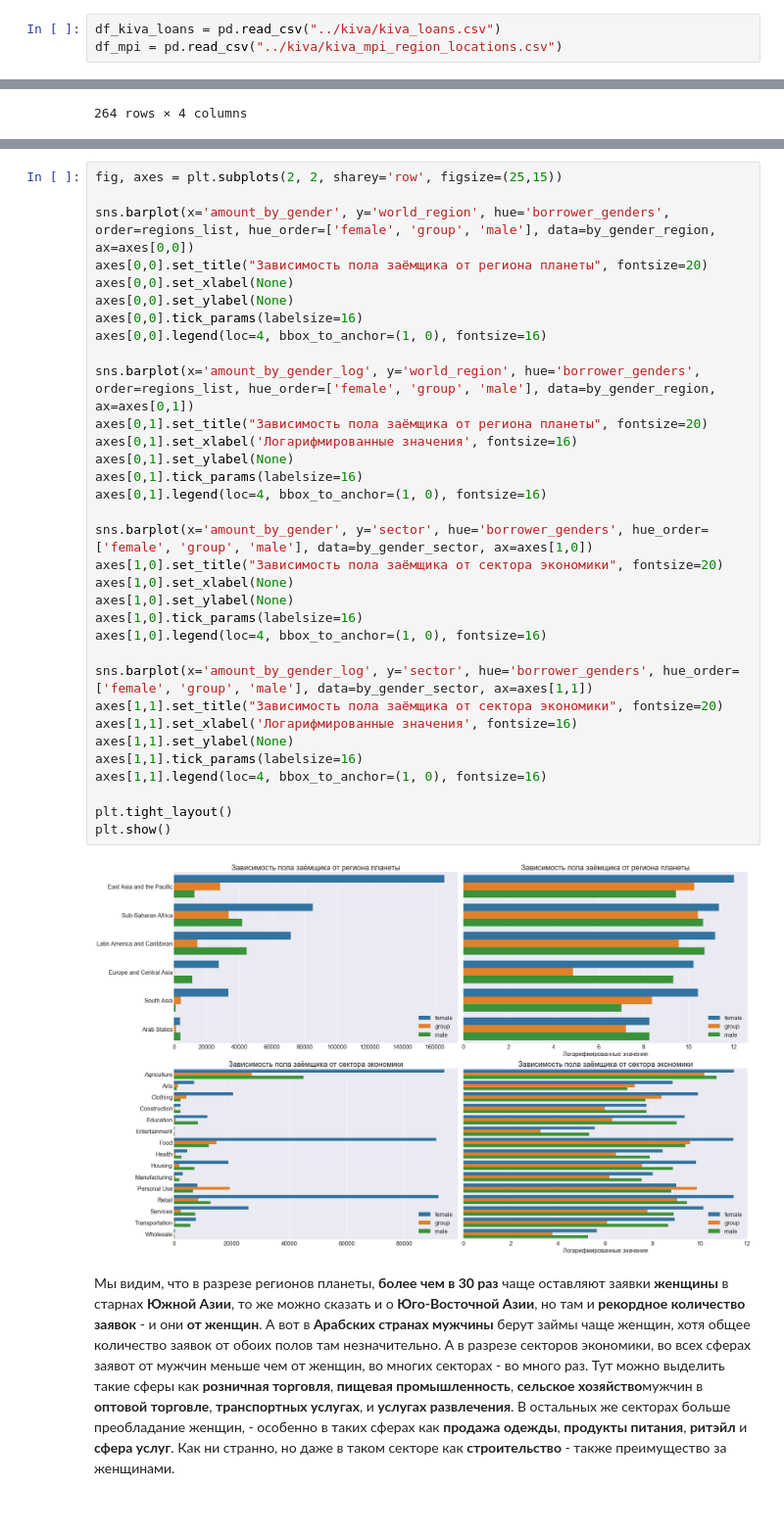
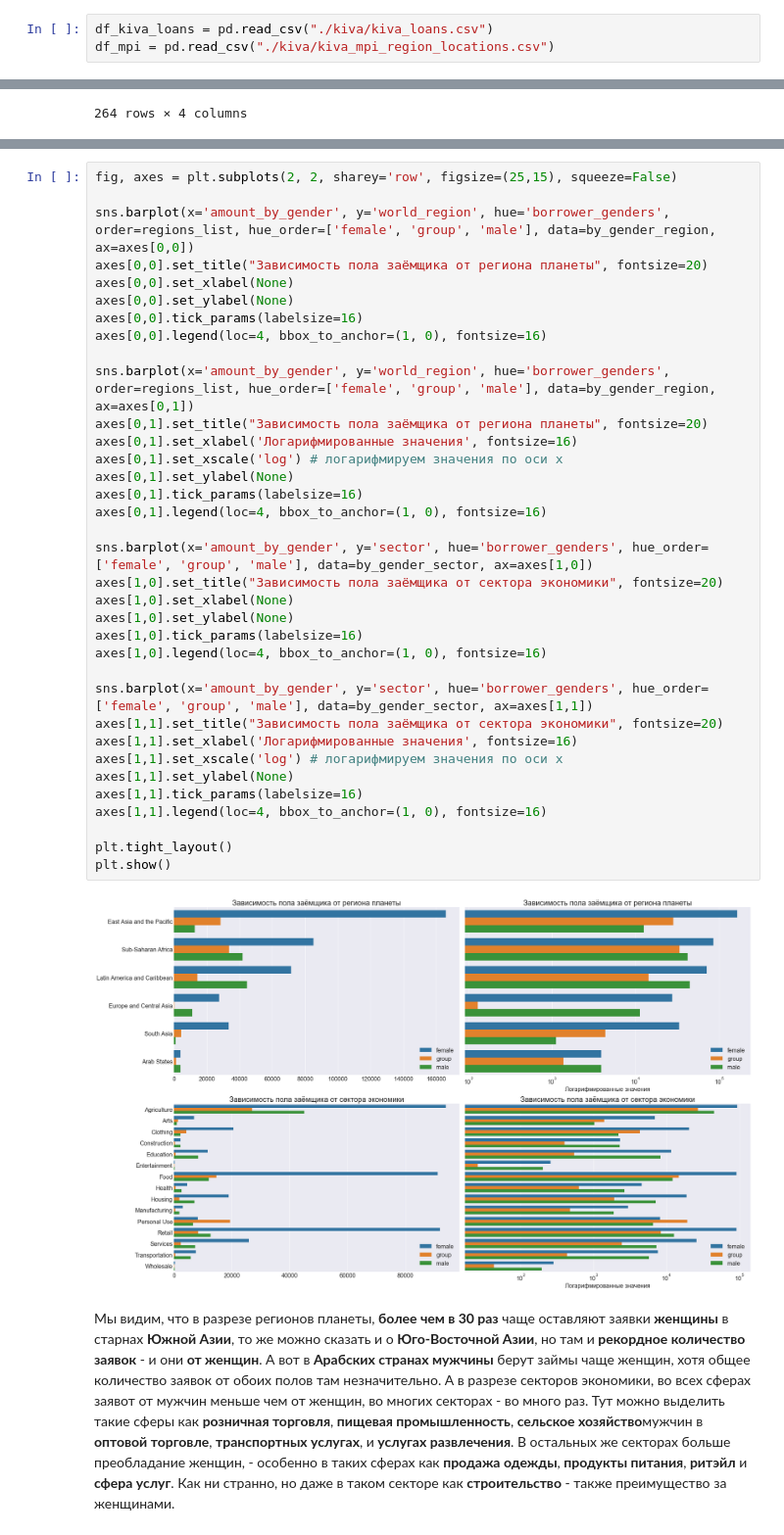
Before and after one commit to greymetall/data_science, a Jupyter notebook: Exploratory_Data_Analysis_(EDA)_&_reports_prep-Kiva.org/EDA_Kiva.org.ipynb, the cells around one changed output, grey strips where cells are left out. Shown at 98% size. Drawn from its saved outputs; the diff is of its cells as text.

Commit message:
EDA_Kiva.org: - hw p 4.2.1: logarithm values is now directly on the matplotlib's barplots but not in the dataframe - added navigation in table of contents to hw - fixed some bugs

```diff
--- a/Exploratory_Data_Analysis_(EDA)_&_reports_prep-Kiva.org/EDA_Kiva.org.ipynb
+++ b/Exploratory_Data_Analysis_(EDA)_&_reports_prep-Kiva.org/EDA_Kiva.org.ipynb
@@ -95,8 +95,8 @@ palette = plt.get_cmap('Set2')
 import os
 import sys
 # %%
-df_kiva_loans = pd.read_csv("../kiva/kiva_loans.csv")
-df_mpi = pd.read_csv("../kiva/kiva_mpi_region_locations.csv")
+df_kiva_loans = pd.read_csv("./kiva/kiva_loans.csv")
+df_mpi = pd.read_csv("./kiva/kiva_mpi_region_locations.csv")
 # %% [markdown]
 Для начала наша задача состоит в том, чтобы взглянуть на небольшой кусочек предоставленных данных.
 # %%
@@ -1779,38 +1773,40 @@ by_gender_sector['amount_by_gender_log'] = np.log(by_gender_sector['amount_by_ge
 # %%
-fig, axes = plt.subplots(2, 2, sharey='row', figsize=(25,15))
+fig, axes = plt.subplots(2, 2, sharey='row', figsize=(25,15), squeeze=False)
 
 sns.barplot(x='amount_by_gender', y='world_region', hue='borrower_genders', order=regions_list, hue_order=['female', 'group', 'male'], data=by_gender_region, ax=axes[0,0])
 axes[0,0].set_title("Зависимость пола заёмщика от региона планеты", fontsize=20)
 axes[0,0].set_xlabel(None)
 axes[0,0].set_ylabel(None)
 axes[0,0].tick_params(labelsize=16)
 axes[0,0].legend(loc=4, bbox_to_anchor=(1, 0), fontsize=16)
 
-sns.barplot(x='amount_by_gender_log', y='world_region', hue='borrower_genders', order=regions_list, hue_order=['female', 'group', 'male'], data=by_gender_region, ax=axes[0,1])
+sns.barplot(x='amount_by_gender', y='world_region', hue='borrower_genders', order=regions_list, hue_order=['female', 'group', 'male'], data=by_gender_region, ax=axes[0,1])
 axes[0,1].set_title("Зависимость пола заёмщика от региона планеты", fontsize=20)
 axes[0,1].set_xlabel('Логарифмированные значения', fontsize=16)
+axes[0,1].set_xscale('log') # логарифмируем значения по оси x
 axes[0,1].set_ylabel(None)
 axes[0,1].tick_params(labelsize=16)
 axes[0,1].legend(loc=4, bbox_to_anchor=(1, 0), fontsize=16)
 
 sns.barplot(x='amount_by_gender', y='sector', hue='borrower_genders', hue_order=['female', 'group', 'male'], data=by_gender_sector, ax=axes[1,0])
 axes[1,0].set_title("Зависимость пола заёмщика от сектора экономики", fontsize=20)
 axes[1,0].set_xlabel(None)
 axes[1,0].set_ylabel(None)
 axes[1,0].tick_params(labelsize=16)
 axes[1,0].legend(loc=4, bbox_to_anchor=(1, 0), fontsize=16)
 
-sns.barplot(x='amount_by_gender_log', y='sector', hue='borrower_genders', hue_order=['female', 'group', 'male'], data=by_gender_sector, ax=axes[1,1])
+sns.barplot(x='amount_by_gender', y='sector', hue='borrower_genders', hue_order=['female', 'group', 'male'], data=by_gender_sector, ax=axes[1,1])
 axes[1,1].set_title("Зависимость пола заёмщика от сектора экономики", fontsize=20)
 axes[1,1].set_xlabel('Логарифмированные значения', fontsize=16)
+axes[1,1].set_xscale('log') # логарифмируем значения по оси x
 axes[1,1].set_ylabel(None)
 axes[1,1].tick_params(labelsize=16)
 axes[1,1].legend(loc=4, bbox_to_anchor=(1, 0), fontsize=16)
 
 plt.tight_layout()
 plt.show()
 # %% [output]
-[figure, old version]
+[figure, new version]
 # %% [markdown]
 Мы видим, что в разрезе регионов планеты, **более чем в 30 раз** чаще оставляют заявки **женщины** в старнах **Южной Азии**, то же можно сказать и о **Юго-Восточной Азии**, но там и **рекордное количество заявок** - и они **от женщин**. А вот в **Арабских странах мужчины** берут займы чаще женщин, хотя общее количество заявок от обоих полов там незначительно.
 А в разрезе секторов экономики, во всех сферах заявот от мужчин меньше чем от женщин, во многих секторах - во много раз. Тут можно выделить такие сферы как **розничная торговля**,  **пищевая промышленность**, **сельское хозяйство**мужчин в **оптовой торговле**, **транспортных услугах**, и **услугах развлечения**. В остальных же секторах больше преобладание женщин, - особенно в таких сферах как **продажа одежды**, **продукты питания**, **ритэйл** и **сфера услуг**. Как ни странно, но даже в таком секторе как **строительство** - также преимущество за женщинами.
```
Also changed, not shown: parts of 14 cells of this notebook.
